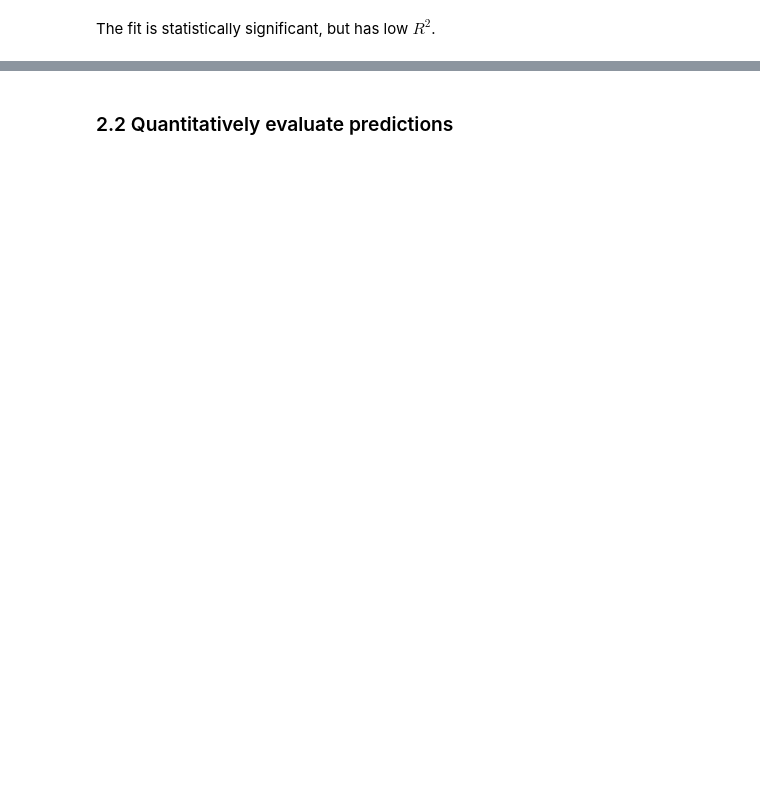
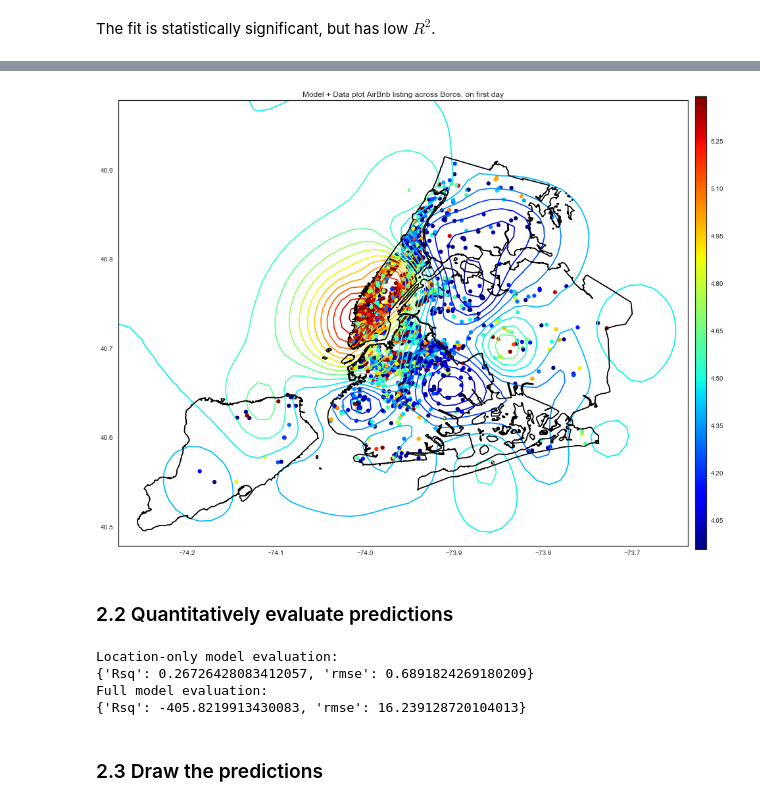
Before and after one commit to kuitang/airbnb_viz, a Jupyter notebook: FirstLook.ipynb, the cells around one changed output, grey strips where cells are left out. Saved outputs shown, nothing was run; the diff lists cells and outputs as text; code cells hidden in the pictures; blank space fills up the shorter version.

```diff
--- a/FirstLook.ipynb
+++ b/FirstLook.ipynb
@@ -303,9 +544,20 @@ full_model_oneday = sparse_GP_regression_2D(full_dmat_X, full_dmat_logY, plot=Tr
 # %%
 boros_oneday_ax = boros_epsg_gdf.plot(colormap='binary', alpha=0)
 boros_oneday_ax.hold('on')
-model_oneday.plot(ax=boros_oneday_ax)
+plots = loc_model_oneday.plot(ax=boros_oneday_ax)
+plt.title('Model + Data plot AirBnb listing across Boros, on first day')
+plt.colorbar(plots['dataplot'],
+             orientation='vertical',
+             pad=0.01,
+             shrink=0.65,
+             aspect=40)
 plt.gcf().set_size_inches(15, 15)
-plt.title('Model + Data plot AirBnb listing across Boros, on first day')
+plt.tight_layout()
+#plt.colorbar()
+#loc_model_oneday.plot??
+#boros_oneday_ax.colorbar(orientation='horizontal')
+# %% [output]
+[figure, added]
 # %% [markdown]
 ### 2.2 Quantitatively evaluate predictions
 # %%
@@ -321,5 +573,12 @@ def eval_model_fit(model, X, Y):
     }
 # %%
 import pprint
-pprint.pprint(eval_model_fit(loc_model_oneday, loc_dmat_X, loc_dmat_logY))
+print "Location-only model evaluation:"
+pprint.pprint(eval_model_fit(loc_model_oneday, loc_dmat_X[:,1:], loc_dmat_logY))
+print "Full model evaluation:"
 pprint.pprint(eval_model_fit(full_model_oneday, full_dmat_X, full_dmat_logY))
+# %% [output]
+Location-only model evaluation:
+{'Rsq': 0.26726428083412057, 'rmse': 0.6891824269180209}
+Full model evaluation:
+{'Rsq': -405.8219913430083, 'rmse': 16.239128720104013}
@@ -327,0 +585,2 @@ Y.min()
+# %% [markdown]
+### 2.3 Draw the predictions
```
Also changed, not shown: parts of 41 cells of this notebook, 1 other file.
